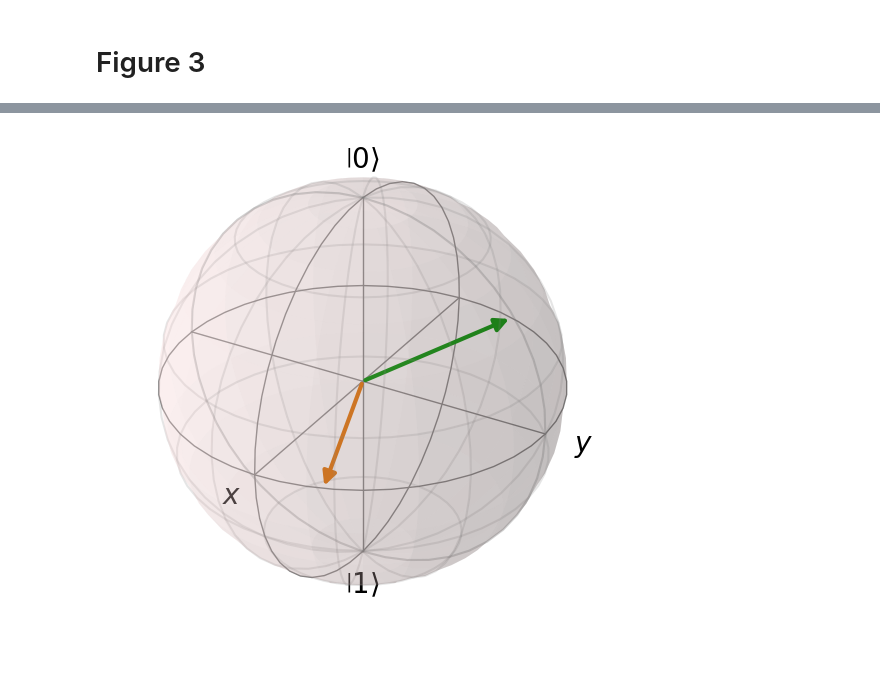
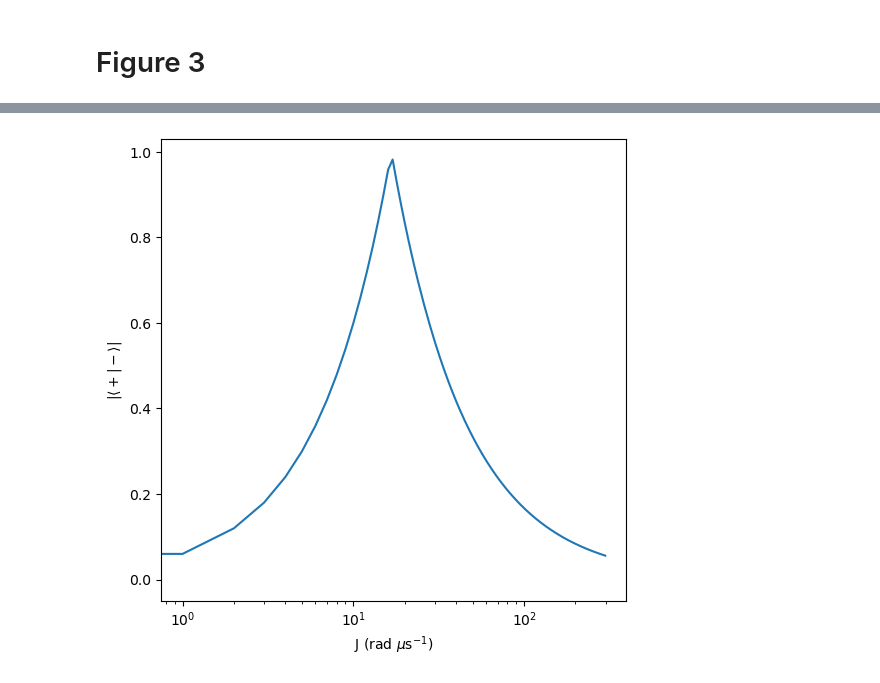
Before and after one commit to archen2019/ece456, a Jupyter notebook: sim.ipynb, the cells around one changed output, grey strips where cells are left out. Drawn from its saved outputs; the diff is of its cells as text; code cells hidden in the pictures.

```diff
--- a/sim.ipynb
+++ b/sim.ipynb
@@ -149,15 +158,24 @@ plt.colorbar()
-# %%
-J = 5
-H_eff = J * sigmax() + (Delta - 1j * gamma_e / 2) * Qobj([[1, 0], [0, 0]])
-_, (e1, e2) = H_eff.eigenstates()
-# %%
-theta = 1/2 * np.pi
-phi = 0
-psi0 = np.cos(theta / 2) * basis(2, 0) + np.sin(theta / 2) * np.exp(1j * phi) * basis(2, 1)
-b = Bloch()
-# b.add_states(psi0)
-b.add_states([e1, e2])
-b.render()
-b.show()
-# %% [output]
-[figure, removed]
+# %%
+# constants
+gamma_e = 6.7  # occupation-number loss rate to |g>
+gamma_f = 0.25  # decay rate to |e>
+Delta = 0  # detuning
+# %%
+J_list = np.linspace(0, 30, num=300)
+overlap_list = np.zeros_like(J_list)
+
+for J_idx, J in enumerate(J_list):
+    # effective Hamiltonian
+    H_eff = J * sigmax() + (Delta - 1j * gamma_e / 2) * Qobj([[1, 0], [0, 0]])
+
+    _, (psi_m, psi_p) = H_eff.eigenstates()
+    overlap_list[J_idx] = np.abs(psi_p.overlap(psi_m))
+# %%
+### Figure 3c ###
+
+fig, ax = plt.subplots(figsize=(6,6))
+ax.semilogx(overlap_list)
+ax.set_xlabel(r'J (rad $\mu\mathrm{s}^{-1}$)')
+ax.set_ylabel(r'$| \langle + | - \rangle |$');
+# %% [output]
+[figure, added]
```
Also changed, not shown: parts of 4 cells of this notebook.
